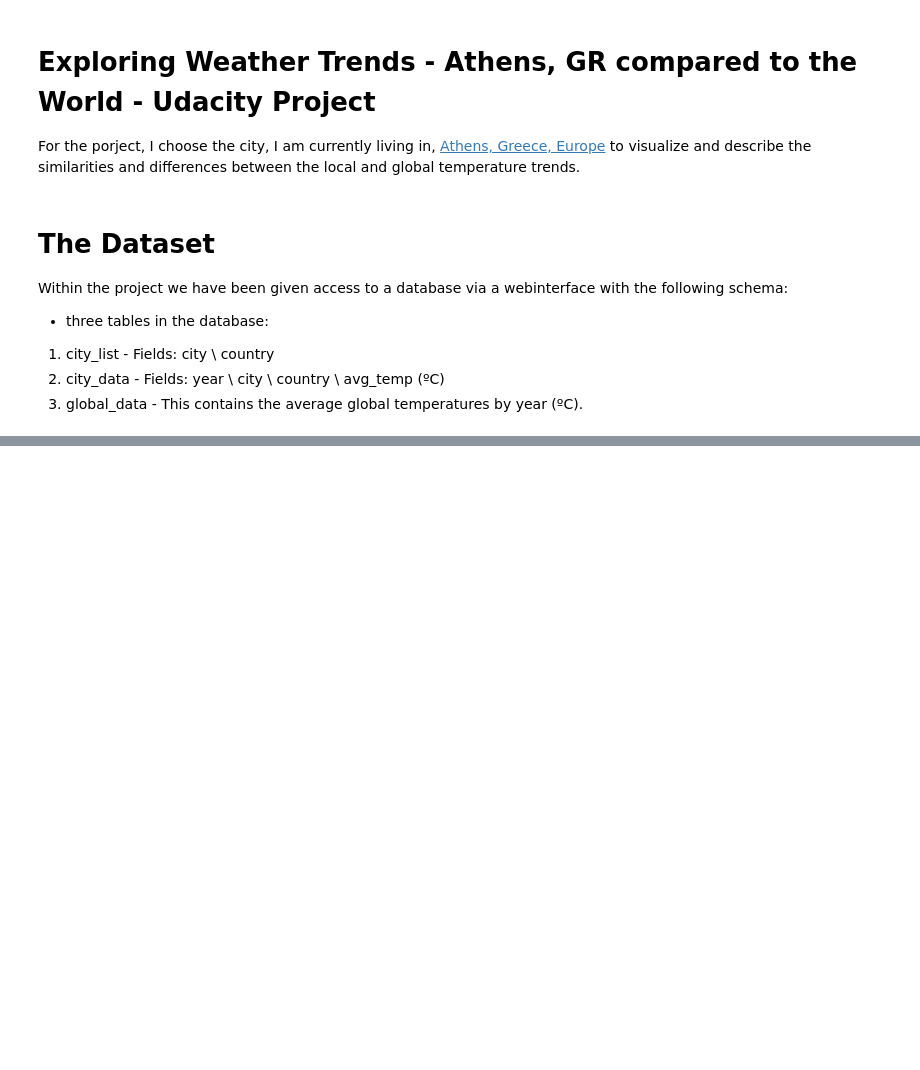
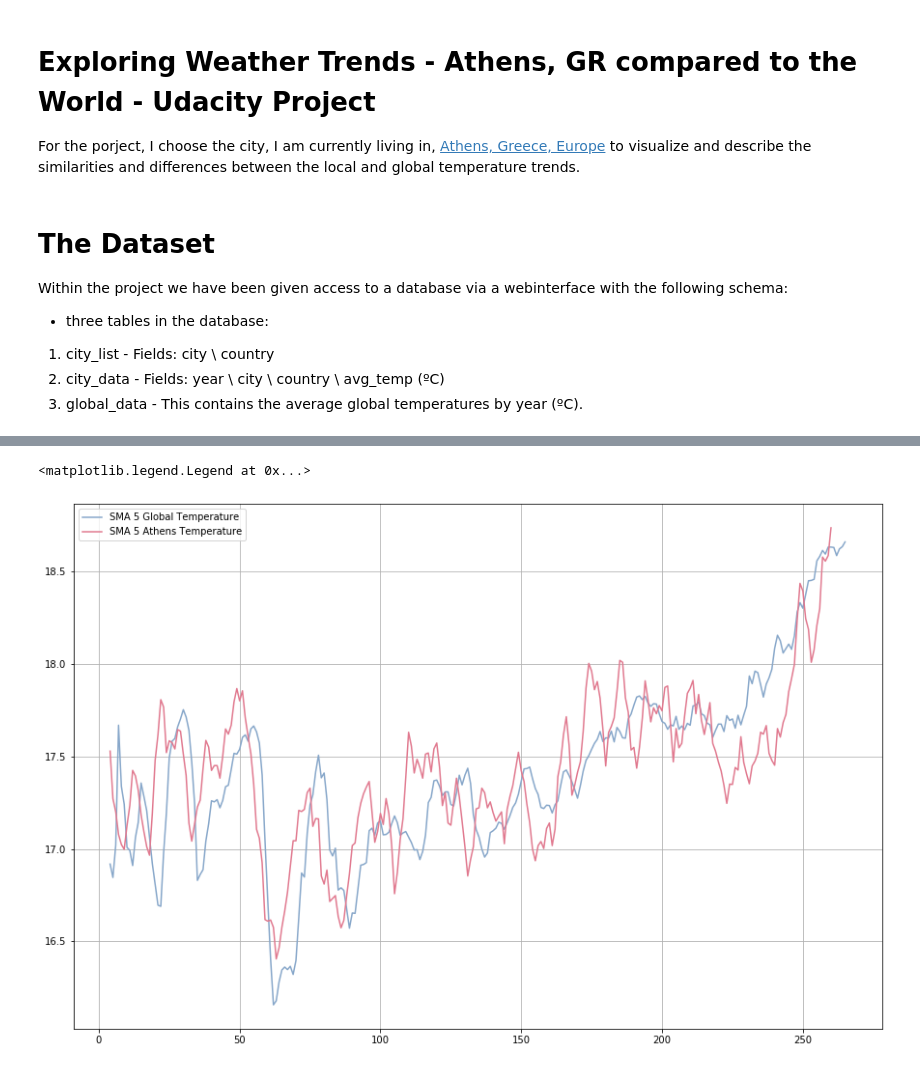
Before and after one commit to universalamateur/Udacity_Data_Analyst_Nanodegree, a Jupyter notebook: Exploring Weather Trends - Project/Exploring Weather Trends - Athens, GR compared to global.ipynb, the cells around one changed output, grey strips where cells are left out. Drawn from its saved outputs; the diff is of its cells as text; code cells hidden in the pictures; blank space fills up the shorter version.

```diff
--- a/Exploring Weather Trends - Project/Exploring Weather Trends - Athens, GR compared to global.ipynb
+++ b/Exploring Weather Trends - Project/Exploring Weather Trends - Athens, GR compared to global.ipynb
@@ -37,0 +253,9 @@ They will be uploaded to github next to this notebook to work with them.
+# %%
+plt.figure(figsize=[15,10])
+plt.grid(True)
+plt.plot(tempDataGlobal['avg_temp_global_SMA_5']+9.05,label='SMA 5 Global Temperature', color='#87a7ca')
+plt.plot(tempDataAtehns['avg_temp_Athens_SMA_5'],label='SMA 5 Athens Temperature', color='#e1798f')
+plt.legend(loc=0)
+# %% [output]
+<matplotlib.legend.Legend at 0x...>
+[figure, added]
```
Also changed, not shown: parts of 24 cells of this notebook, 3 other files.
